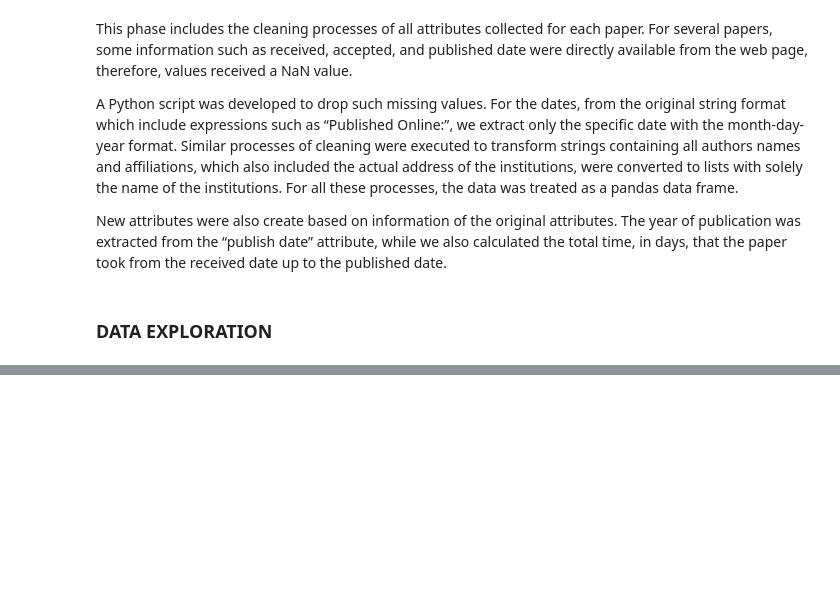
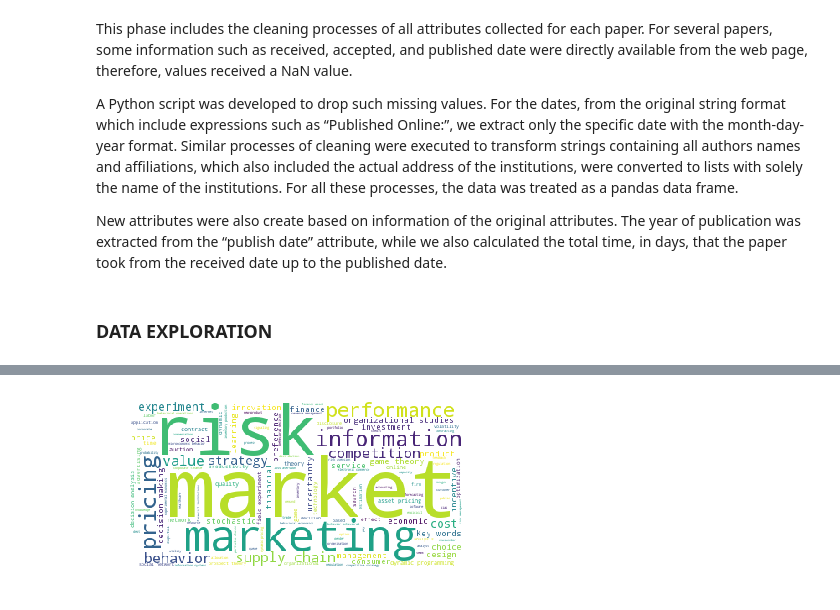
Before and after one commit to veronezipedro/paperprobability, a Jupyter notebook: The-Data-Incubator-Analysis.ipynb, the cells around one changed output, grey strips where cells are left out. Cells and saved outputs as stored; diff of their text form; code cells hidden in the pictures; blank space fills up the shorter version.

```diff
--- a/The-Data-Incubator-Analysis.ipynb
+++ b/The-Data-Incubator-Analysis.ipynb
@@ -58,0 +405,6 @@ show(plot)
+# %%
+# Fig.4
+strings = ' '.join(df_mnsc['keywords'])
+generate_wordcloud(strings)
+# %% [output]
+[figure, added]
```
Also changed, not shown: parts of 17 cells of this notebook.
